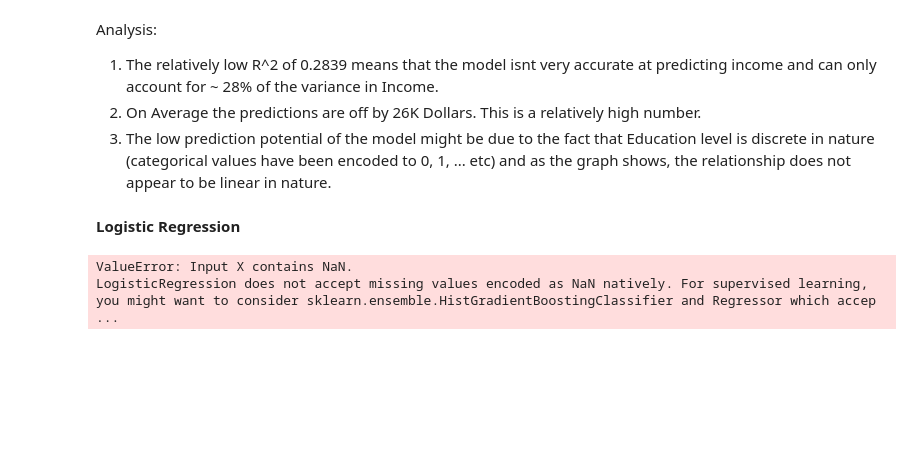
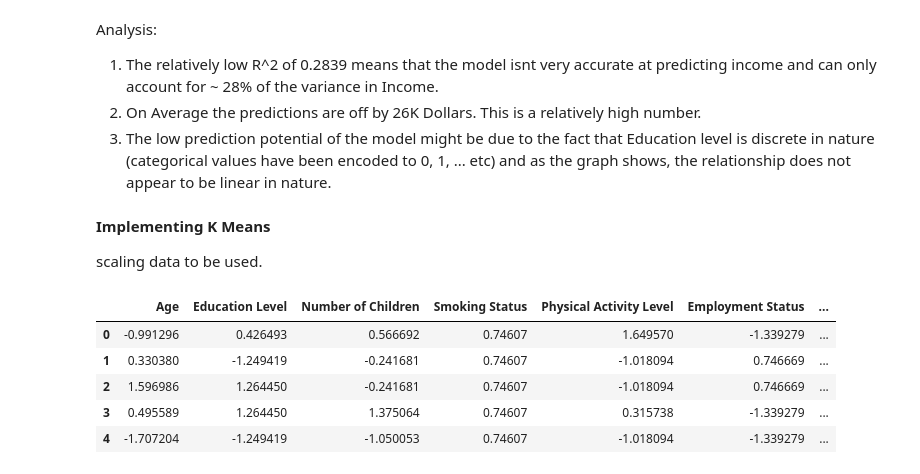
Before and after one commit to MTnaz2346/487_Phase2, a Jupyter notebook: src/tariqNazeem_brendanSandhovel_nethanWeerasinghe.ipynb, the cells around one changed output. Saved outputs shown, nothing was run; the diff lists cells and outputs as text; code cells hidden in the pictures; blank space fills up the shorter version.

```diff
--- a/src/tariqNazeem_brendanSandhovel_nethanWeerasinghe.ipynb
+++ b/src/tariqNazeem_brendanSandhovel_nethanWeerasinghe.ipynb
@@ -430,41 +431,21 @@ Analysis:
 1) The relatively low R^2 of 0.2839 means that the model isnt very accurate at predicting income and can only account for ~ 28% of the variance in Income.
 2) On Average the predictions are off by 26K Dollars. This is a relatively high number.
 3) The low prediction potential of the model might be due to the fact that Education level is discrete in nature (categorical values have been encoded to 0, 1, ... etc) and as the graph shows, the relationship does not appear to be linear in nature.
-# %% [markdown]
-**Logistic Regression**
-# %%
-label_mapping = {
-    'Poor': 0, 'Fair': 1, 'Good': 2,
-    'Unhealthy': 0, 'Moderate': 1, 'Healthy': 2
-}
-data['Sleep Patterns'] = data['Sleep Patterns'].map(label_mapping)
-data['Dietary Habits'] = data['Dietary Habits'].map(label_mapping)
-
-# Define independent (X) and dependent (Y) variables
-X = data[['Dietary Habits']].values  # Predictor
-Y = data['Sleep Patterns'].values    # Target variable
-
-# Standardize the predictor
-scaler = StandardScaler()
-X = scaler.fit_transform(X)
-
-# Train logistic regression model (Multinomial since Sleep Patterns has 3 categories)
-X_train, X_test, Y_train, Y_test = train_test_split(X, Y, test_size=0.2, random_state=42)
-model = LogisticRegression(multi_class='multinomial', solver='lbfgs')
-model.fit(X_train, Y_train)
-
-# Feature importance analysis using Statsmodels
-logit_model = sm.MNLogit(Y_train, sm.add_constant(X_train))
-result = logit_model.fit()
-print(result.summary())  # Displays odds ratios and p-values
-
-# Visualization: Sleep Patterns vs. Dietary Habits
-plt.figure(figsize=(8,6))
-sns.boxplot(x=df['Dietary Habits'], y=df['Sleep Patterns'], palette='coolwarm')
-plt.xlabel('Dietary Habits (0 = Unhealthy, 1 = Moderate, 2 = Healthy)')
-plt.ylabel('Sleep Patterns (0 = Poor, 1 = Fair, 2 = Good)')
-plt.title('Relationship Between Dietary Habits and Sleep Patterns')
-plt.show()
-# %% [output]
-ValueError: Input X contains NaN.
-LogisticRegression does not accept missing values encoded as NaN natively. For supervised learning, you might want to consider sklearn.ensemble.HistGradientBoostingClassifier and Regressor which accep ...
+# %% [markdown]
+**Implementing K Means**
+
+scaling data to be used.
+# %%
+scaledData = corData
+for col in scaledData.columns:
+    avg = scaledData[col].mean()
+    sd = scaledData[col].std()
+    scaledData[col] = scaledData[col].apply(lambda x: (x - avg)/sd)
+scaledData.head()
+# %% [output]
+|  | Age | Education Level | Number of Children | Smoking Status | Physical Activity Level | Employment Status | ... |
+| 0 | -0.991296 | 0.426493 | 0.566692 | 0.74607 | 1.649570 | -1.339279 | ... |
+| 1 | 0.330380 | -1.249419 | -0.241681 | 0.74607 | -1.018094 | 0.746669 | ... |
+| 2 | 1.596986 | 1.264450 | -0.241681 | 0.74607 | -1.018094 | 0.746669 | ... |
+| 3 | 0.495589 | 1.264450 | 1.375064 | 0.74607 | 0.315738 | -1.339279 | ... |
+| 4 | -1.707204 | -1.249419 | -1.050053 | 0.74607 | -1.018094 | -1.339279 | ... |
```
Also changed, not shown: parts of 14 cells of this notebook.
